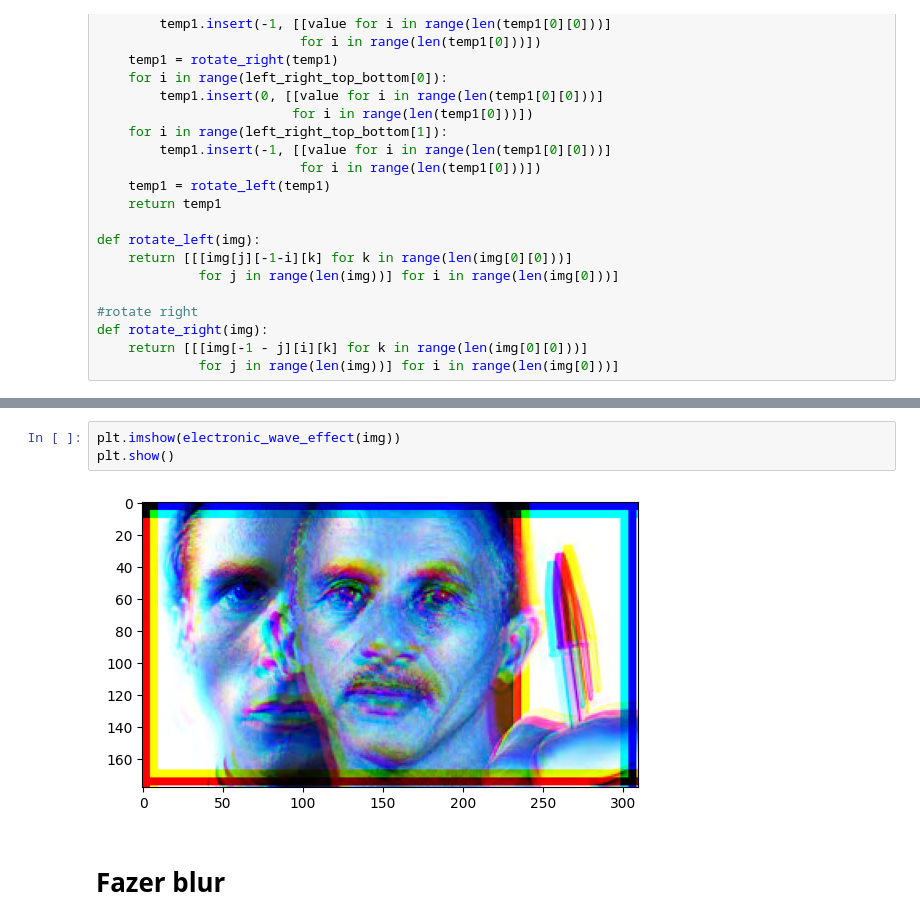
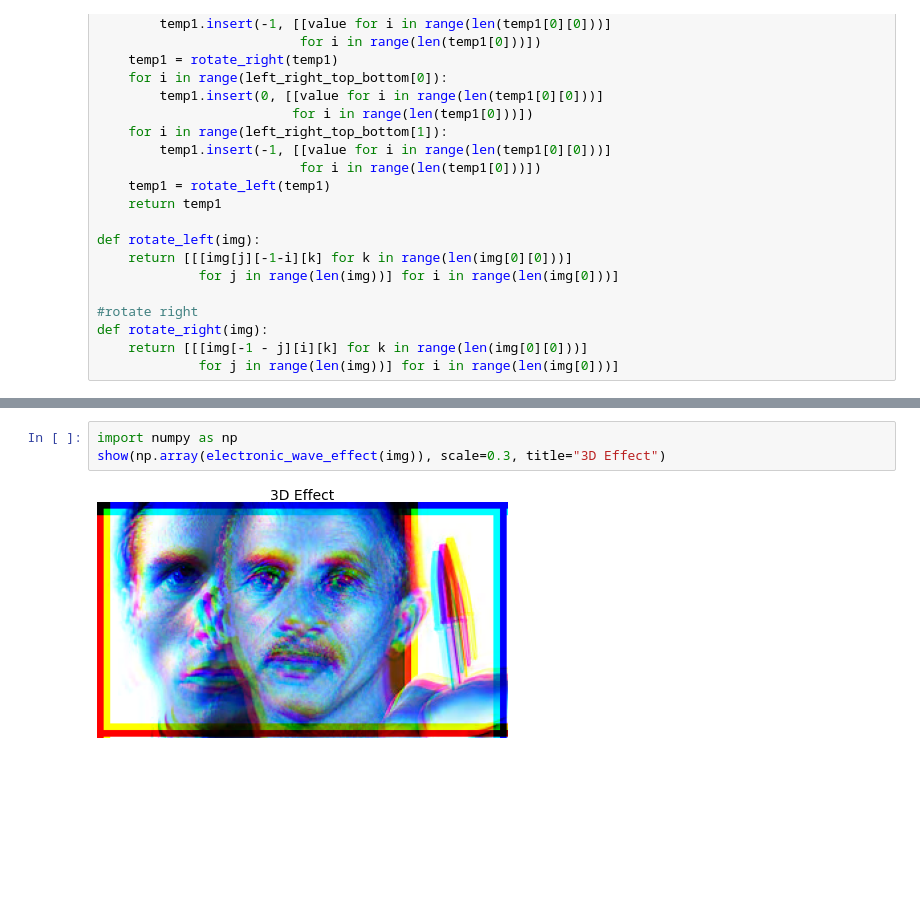
Before and after one commit to BPThiago/trabalho-algebra, a Jupyter notebook: notebook.ipynb, the cells around one changed output, grey strips where cells are left out. Saved outputs shown, nothing was run; the diff lists cells and outputs as text; blank space fills up the shorter version.

```diff
--- a/notebook.ipynb
+++ b/notebook.ipynb
@@ -85,7 +87,5 @@ plt.show()
-# %%
-plt.imshow(electronic_wave_effect(img))
-plt.show()
-# %% [output]
-[figure, removed]
-# %% [markdown]
-# Fazer blur
+# %%
+import numpy as np
+show(np.array(electronic_wave_effect(img)), scale=0.3, title="3D Effect")
+# %% [output]
+[figure, added]
```
Also changed, not shown: parts of 7 cells of this notebook, 1 other file.
